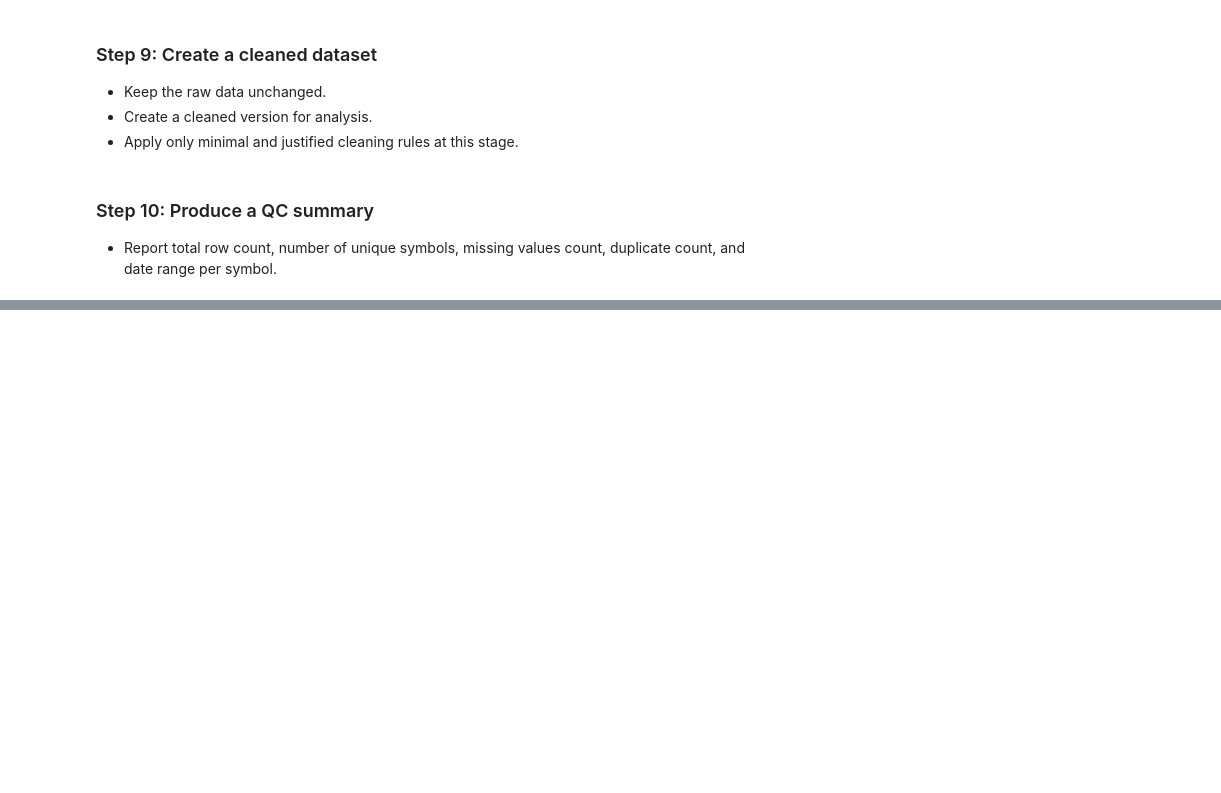
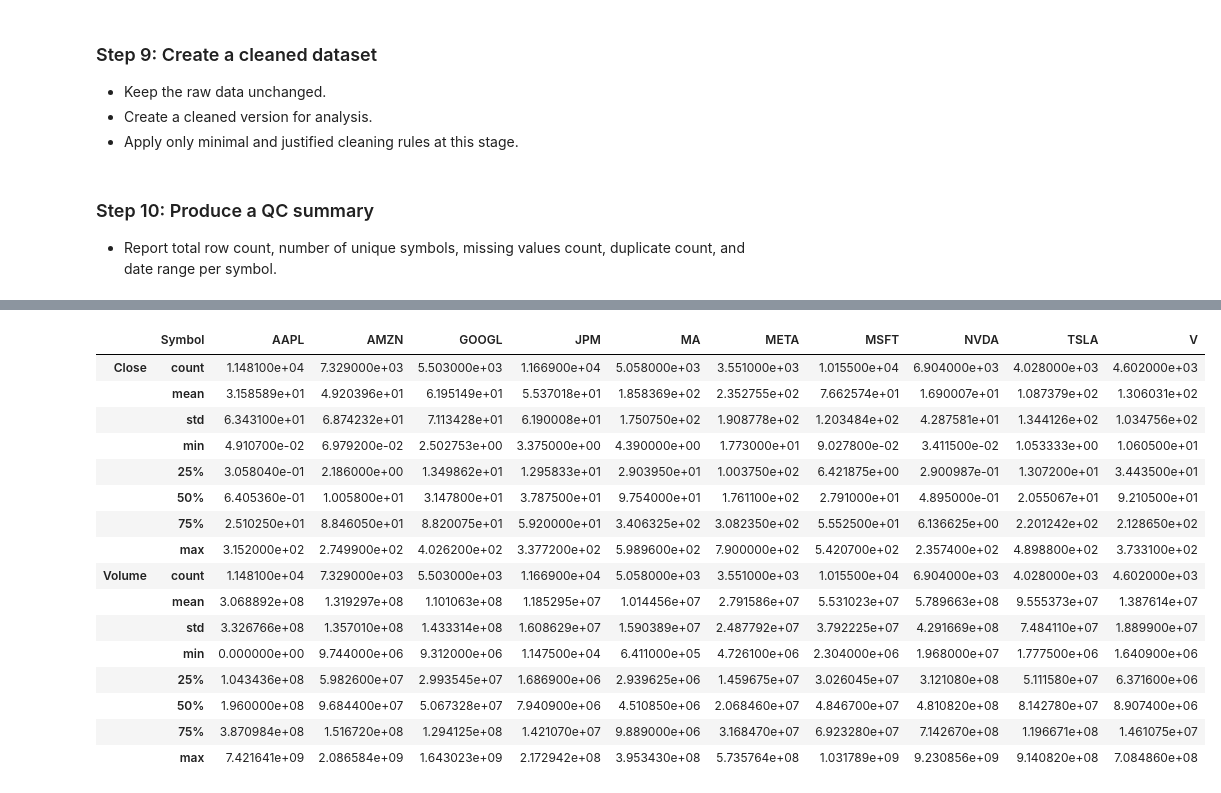
Before and after one commit to kumawatAkshay/QuantForge, a Jupyter notebook: notebook/equity_research.ipynb, the cells around one changed output, grey strips where cells are left out. Saved outputs shown, nothing was run; the diff lists cells and outputs as text; code cells hidden in the pictures; blank space fills up the shorter version.

```diff
--- a/notebook/equity_research.ipynb
+++ b/notebook/equity_research.ipynb
@@ -263,0 +436,20 @@ Name: Date, dtype: bool
+# %%
+clean_df.groupby("Symbol")[["Close", "Volume"]].describe().transpose()
+# %% [output]
+|  | Symbol | AAPL | AMZN | GOOGL | JPM | MA | META | MSFT | NVDA | TSLA | V |
+| Close | count | 1.148100e+04 | 7.329000e+03 | 5.503000e+03 | 1.166900e+04 | 5.058000e+03 | 3.551000e+03 | 1.015500e+04 | 6.904000e+03 | 4.028000e+03 | 4.602000e+03 |
+|  | mean | 3.158589e+01 | 4.920396e+01 | 6.195149e+01 | 5.537018e+01 | 1.858369e+02 | 2.352755e+02 | 7.662574e+01 | 1.690007e+01 | 1.087379e+02 | 1.306031e+02 |
+|  | std | 6.343100e+01 | 6.874232e+01 | 7.113428e+01 | 6.190008e+01 | 1.750750e+02 | 1.908778e+02 | 1.203484e+02 | 4.287581e+01 | 1.344126e+02 | 1.034756e+02 |
+|  | min | 4.910700e-02 | 6.979200e-02 | 2.502753e+00 | 3.375000e+00 | 4.390000e+00 | 1.773000e+01 | 9.027800e-02 | 3.411500e-02 | 1.053333e+00 | 1.060500e+01 |
+|  | 25% | 3.058040e-01 | 2.186000e+00 | 1.349862e+01 | 1.295833e+01 | 2.903950e+01 | 1.003750e+02 | 6.421875e+00 | 2.900987e-01 | 1.307200e+01 | 3.443500e+01 |
+|  | 50% | 6.405360e-01 | 1.005800e+01 | 3.147800e+01 | 3.787500e+01 | 9.754000e+01 | 1.761100e+02 | 2.791000e+01 | 4.895000e-01 | 2.055067e+01 | 9.210500e+01 |
+|  | 75% | 2.510250e+01 | 8.846050e+01 | 8.820075e+01 | 5.920000e+01 | 3.406325e+02 | 3.082350e+02 | 5.552500e+01 | 6.136625e+00 | 2.201242e+02 | 2.128650e+02 |
+|  | max | 3.152000e+02 | 2.749900e+02 | 4.026200e+02 | 3.377200e+02 | 5.989600e+02 | 7.900000e+02 | 5.420700e+02 | 2.357400e+02 | 4.898800e+02 | 3.733100e+02 |
+| Volume | count | 1.148100e+04 | 7.329000e+03 | 5.503000e+03 | 1.166900e+04 | 5.058000e+03 | 3.551000e+03 | 1.015500e+04 | 6.904000e+03 | 4.028000e+03 | 4.602000e+03 |
+|  | mean | 3.068892e+08 | 1.319297e+08 | 1.101063e+08 | 1.185295e+07 | 1.014456e+07 | 2.791586e+07 | 5.531023e+07 | 5.789663e+08 | 9.555373e+07 | 1.387614e+07 |
+|  | std | 3.326766e+08 | 1.357010e+08 | 1.433314e+08 | 1.608629e+07 | 1.590389e+07 | 2.487792e+07 | 3.792225e+07 | 4.291669e+08 | 7.484110e+07 | 1.889900e+07 |
+|  | min | 0.000000e+00 | 9.744000e+06 | 9.312000e+06 | 1.147500e+04 | 6.411000e+05 | 4.726100e+06 | 2.304000e+06 | 1.968000e+07 | 1.777500e+06 | 1.640900e+06 |
+|  | 25% | 1.043436e+08 | 5.982600e+07 | 2.993545e+07 | 1.686900e+06 | 2.939625e+06 | 1.459675e+07 | 3.026045e+07 | 3.121080e+08 | 5.111580e+07 | 6.371600e+06 |
+|  | 50% | 1.960000e+08 | 9.684400e+07 | 5.067328e+07 | 7.940900e+06 | 4.510850e+06 | 2.068460e+07 | 4.846700e+07 | 4.810820e+08 | 8.142780e+07 | 8.907400e+06 |
+|  | 75% | 3.870984e+08 | 1.516720e+08 | 1.294125e+08 | 1.421070e+07 | 9.889000e+06 | 3.168470e+07 | 6.923280e+07 | 7.142670e+08 | 1.196671e+08 | 1.461075e+07 |
+|  | max | 7.421641e+09 | 2.086584e+09 | 1.643023e+09 | 2.172942e+08 | 3.953430e+08 | 5.735764e+08 | 1.031789e+09 | 9.230856e+09 | 9.140820e+08 | 7.084860e+08 |
```
Also changed, not shown: parts of 36 cells of this notebook, 1 other file.
